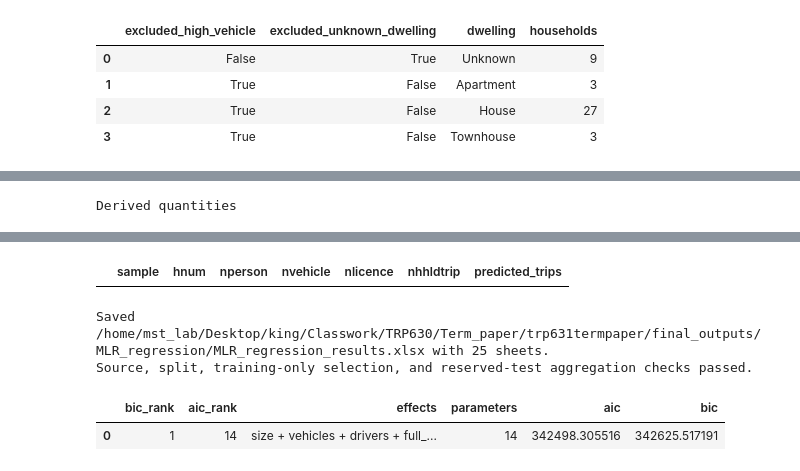
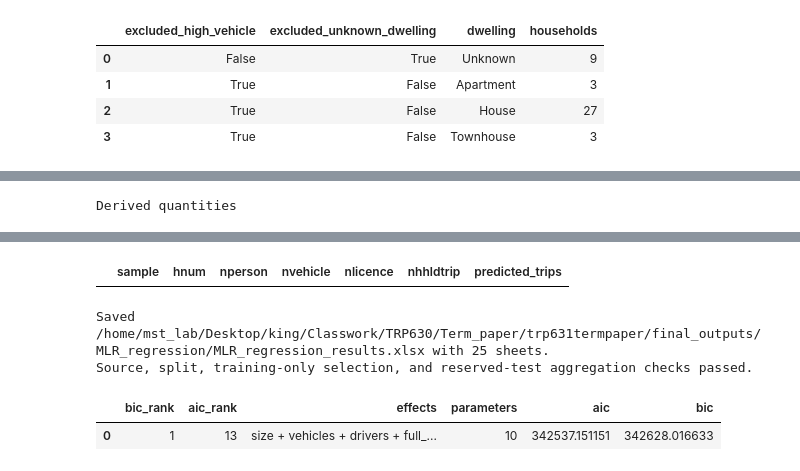
Before and after one commit to kingmartn/trp630termpaper, a Jupyter notebook: MLR_regression.ipynb, the cells around one changed output, grey strips where cells are left out. Drawn from its saved outputs; the diff is of its cells as text; code cells hidden in the pictures.

```diff
--- a/MLR_regression.ipynb
+++ b/MLR_regression.ipynb
@@ -230,7 +239,6 @@ features['size_x_drivers'] = features['size_c'] * features['drivers_c']
 features['size_x_vehicles'] = features['size_c'] * features['vehicles_c']
 CATEGORY_LEVELS = OrderedDict([
     ('dwelling', ['House', 'Apartment', 'Townhouse']),
-    ('weekday', ['Monday', 'Tuesday', 'Wednesday', 'Thursday', 'Friday']),
     ('region', ['Toronto', 'Durham', 'York', 'Peel']),
 ])
 for field, levels in CATEGORY_LEVELS.items():
@@ -244,7 +252,6 @@ EFFECT_COLUMNS = OrderedDict([
     ('full_time', ['full_time']), ('part_time', ['part_time']), ('workers', ['workers']),
     ('home_workers', ['home_workers']), ('students', ['students']),
     ('dwelling', ['dwelling_Apartment', 'dwelling_Townhouse']),
-    ('weekday', [f'weekday_{x}' for x in CATEGORY_LEVELS['weekday'][1:]]),
     ('region', [f'region_{x}' for x in CATEGORY_LEVELS['region'][1:]]),
     ('size_by_drivers', ['size_x_drivers']), ('size_by_vehicles', ['size_x_vehicles']),
 ])
@@ -929,7 +928,9 @@ The transportation basis and interpretation limits for all candidate effects are
 
 ## Model search
 
-The declared effect space contains household size, vehicles, licensed drivers, separate or total employment counts, home workers, students, dwelling type, weekday, region, optional size-by-driver and size-by-vehicle interactions. Every main effect, including household size, is optional. Categorical levels move as whole factors, workers cannot accompany separate employment counts, and hierarchy is enforced. All {len(all_candidates):,} valid effect subsets were scored on training data by Gaussian OLS AIC and BIC. Interactions are optional predictors in a model that remains linear in coefficients. The squared terms were removed after the first evaluation because their parabolic form made predicted trips fall at high vehicle counts and produced negative predictions.
+Survey weekday was removed from the alternative predictor set after the earlier evaluation to simplify the specification; the revised test results remain internal validation.
+
+The declared effect space contains household size, vehicles, licensed drivers, separate or total employment counts, home workers, students, dwelling type, region, optional size-by-driver and size-by-vehicle interactions. Every main effect, including household size, is optional. Categorical levels move as whole factors, workers cannot accompany separate employment counts, and hierarchy is enforced. All {len(all_candidates):,} valid effect subsets were scored on training data by Gaussian OLS AIC and BIC. Interactions are optional predictors in a model that remains linear in coefficients. The squared terms were removed after the first evaluation because their parabolic form made predicted trips fall at high vehicle counts and produced negative predictions.
 
 The primary choice is the lowest-BIC valid subset whose removable whole effects have zone-clustered p<0.01. It has BIC rank {chosen_rank} among all scored models. {len(screened_models)} BIC-ranked model(s) required clustered screening. AIC/BIC are working unweighted Gaussian criteria. The 99% clustered intervals below are exploratory after selection, and none is claimed to have selection-adjusted coverage.
 
@@ -1012,14 +1013,14 @@ Derived quantities
 | 7 | Minimum negative prediction | NaN | trips | negative predictions | training | Minimum restricted to prediction ... |
 | 8 | Negative prediction vehicle min | NaN | vehicles | negative predictions | training | nvehicle among negative predictio... |
 | 9 | Negative prediction vehicle max | NaN | vehicles | negative predictions | training | nvehicle among negative predictio... |
 | ... | ... | ... | ... | ... | ... | ... |
 | 36 | Adjusted Durham minus Toronto | 0 | trips | Toronto | training | Selected region coefficient; zero... |
 | 37 | Unadjusted York minus Toronto | 1.773869 | trips | Toronto | training | Regional means difference |
 | 38 | Adjusted York minus Toronto | 0 | trips | Toronto | training | Selected region coefficient; zero... |
 | 39 | Unadjusted Peel minus Toronto | 1.570548 | trips | Toronto | training | Regional means difference |
 | 40 | Adjusted Peel minus Toronto | 0 | trips | Toronto | training | Selected region coefficient; zero... |
 |  | sample | hnum | nperson | nvehicle | nlicence | nhhldtrip | predicted_trips |
 Saved /home/mst_lab/Desktop/king/Classwork/TRP630/Term_paper/trp631termpaper/final_outputs/MLR_regression/MLR_regression_results.xlsx with 25 sheets.
 Source, split, training-only selection, and reserved-test aggregation checks passed.
 |  | bic_rank | aic_rank | effects | parameters | aic | bic |
-| 0 | 1 | 14 | size + vehicles + drivers + full_... | 14 | 342498.305516 | 342625.517191 |
+| 0 | 1 | 13 | size + vehicles + drivers + full_... | 10 | 342537.151151 | 342628.016633 |
```
Also changed, not shown: parts of 8 cells of this notebook, 43 other files.
